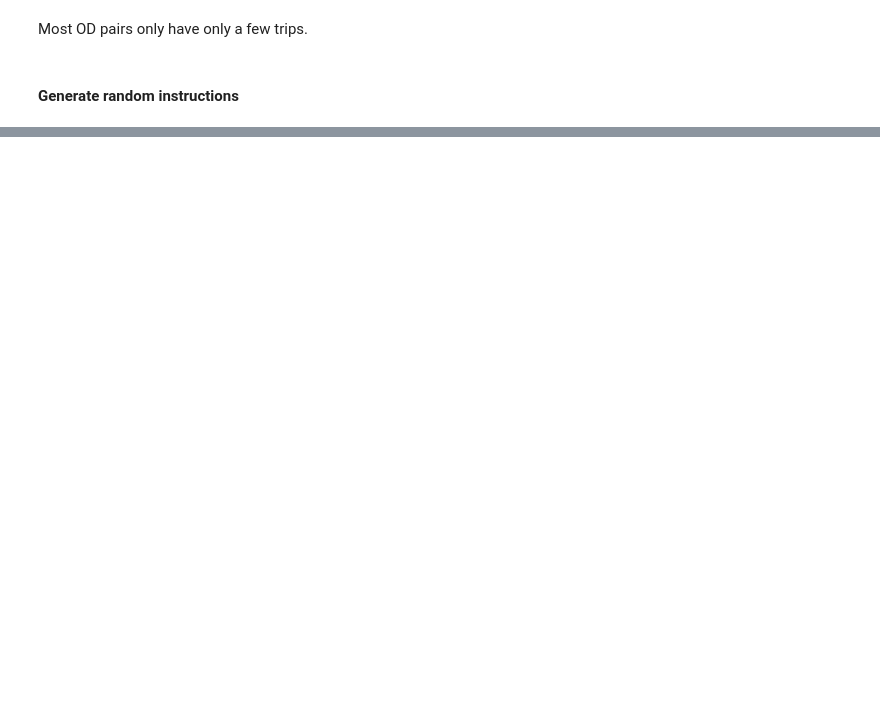
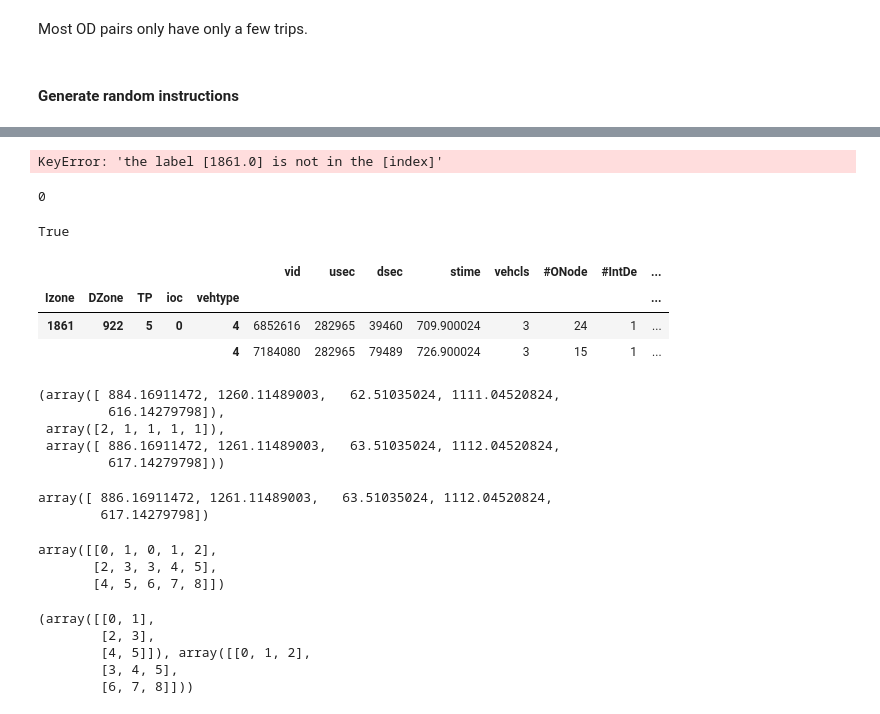
Before and after one commit to xys234/Work, a Jupyter notebook: SWIFT/notebooks/2018_12_07_Analyze_DynusT_Vehicle_Roster_File.ipynb, the cells around one changed output, grey strips where cells are left out. Drawn from its saved outputs; the diff is of its cells as text; code cells hidden in the pictures; blank space fills up the shorter version.

```diff
--- a/SWIFT/notebooks/2018_12_07_Analyze_DynusT_Vehicle_Roster_File.ipynb
+++ b/SWIFT/notebooks/2018_12_07_Analyze_DynusT_Vehicle_Roster_File.ipynb
@@ -208,0 +224,19 @@ df_vehicles_deliv.loc[(2774, 2782, 2, 0, 1)]
+# %%
+vehicle_count, vehicles_invalid = find_vehicles(df_vehicles_deliv, instructions)
+# %% [output]
+KeyError: 'the label [1861.0] is not in the [index]'
+# %%
+print(vehicle_count)
+# %% [output]
+0
+# %%
+df_vehicles_deliv.index.contains((1861.0, 922.0, 5.0, 0.0, 4.0))
+# %% [output]
+True
+# %%
+df_vehicles_deliv.loc[(1861.0, 922.0, 5.0, 0.0, 4.0)]
+# %% [output]
+|  |  |  |  |  | vid | usec | dsec | stime | vehcls | #ONode | #IntDe | ... |
+| Izone | DZone | TP | ioc | vehtype |  |  |  |  |  |  |  | ... |
+| 1861 | 922 | 5 | 0 | 4 | 6852616 | 282965 | 39460 | 709.900024 | 3 | 24 | 1 | ... |
+|  |  |  |  | 4 | 7184080 | 282965 | 79489 | 726.900024 | 3 | 15 | 1 | ... |
@@ -208,0 +247,31 @@ df_vehicles_deliv.loc[(2774, 2782, 2, 0, 1)]
+# %%
+stime_lb, stime_buffer, stime_hb
+# %% [output]
+(array([ 884.16911472, 1260.11489003,   62.51035024, 1111.04520824,
+         616.14279798]),
+ array([2, 1, 1, 1, 1]),
+ array([ 886.16911472, 1261.11489003,   63.51035024, 1112.04520824,
+         617.14279798]))
+# %%
+np.clip(stime_lb + stime_buffer, a_min=0, a_max=max_stime)
+# %% [output]
+array([ 886.16911472, 1261.11489003,   63.51035024, 1112.04520824,
+        617.14279798])
+# %%
+a = np.arange(6)
+a.resize((3,2))
+b = np.arange(9)
+b.resize(3,3)
+np.column_stack((a,b))
+# %% [output]
+array([[0, 1, 0, 1, 2],
+       [2, 3, 3, 4, 5],
+       [4, 5, 6, 7, 8]])
+# %%
+a, b
+# %% [output]
+(array([[0, 1],
+        [2, 3],
+        [4, 5]]), array([[0, 1, 2],
+        [3, 4, 5],
+        [6, 7, 8]]))
```
Also changed, not shown: parts of 24 cells of this notebook, 2 other files.
